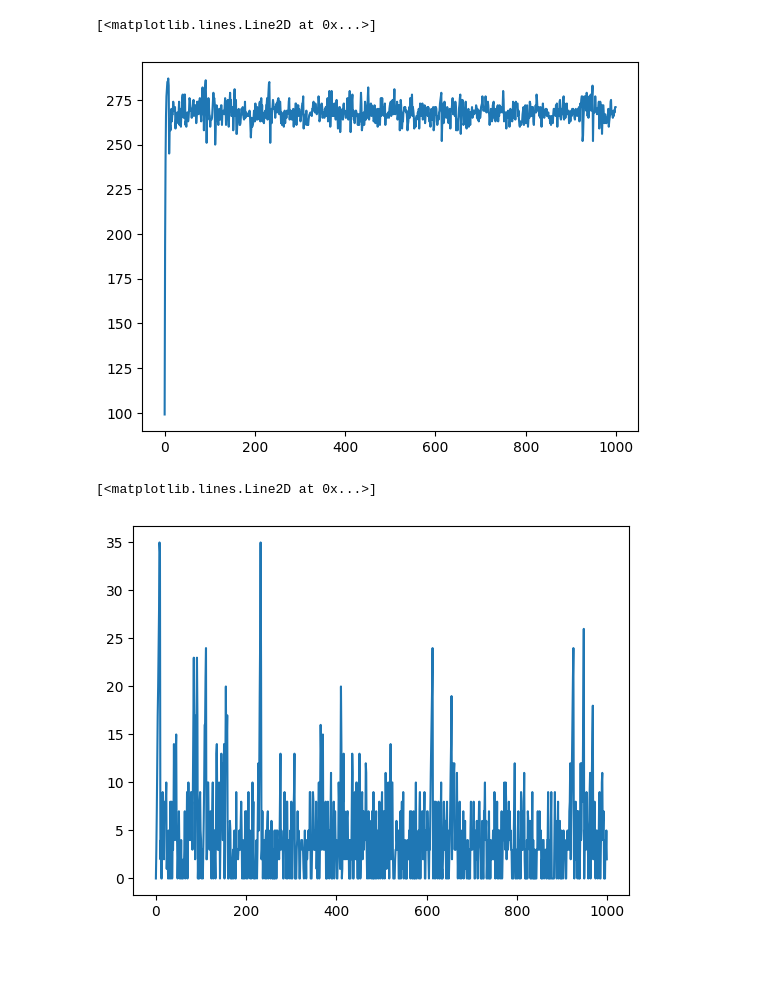
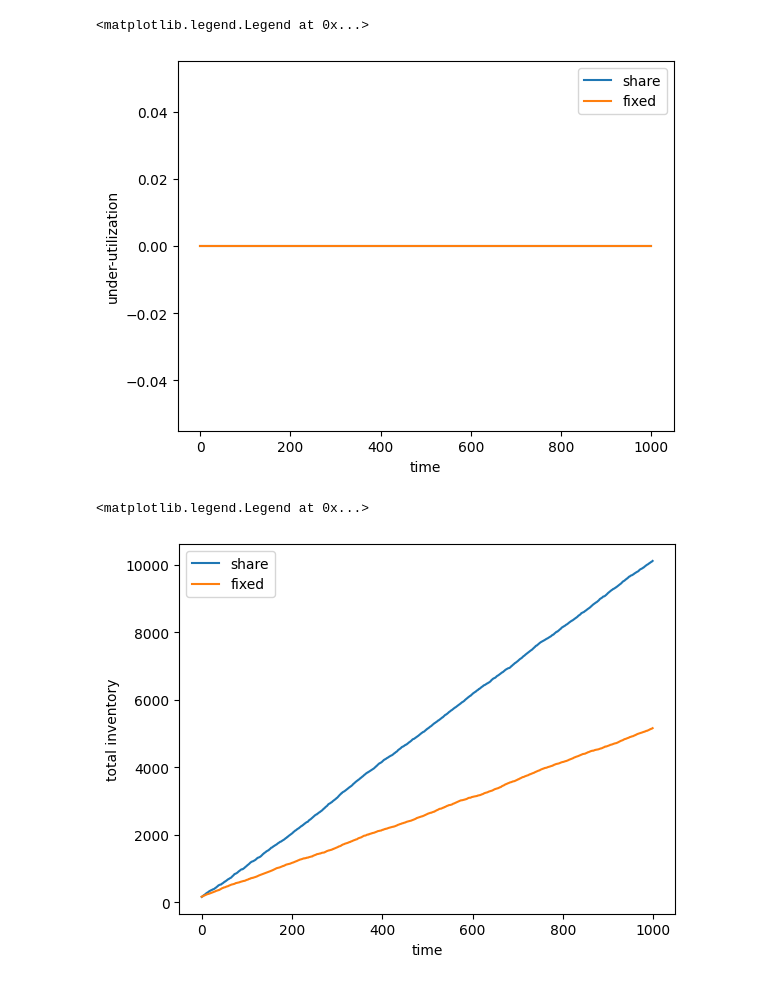
Before and after one commit to CCarissimo/trucks, a Jupyter notebook: trucks.ipynb, the cells around one changed output. Saved outputs shown, nothing was run; the diff lists cells and outputs as text; code cells hidden in the pictures; blank space fills up the shorter version.

```diff
--- a/trucks.ipynb
+++ b/trucks.ipynb
@@ -52,7 +98,6 @@ M = {}
 # %%
-iterations = 1000
-
 for t in range(iterations):
+    initial_inventory_size = np.sum([len(inventory[node]) for node in nodes])
 
     # fill trucks
     for truck, boot in trucks.items():
@@ -83,11 +128,14 @@ for t in range(iterations):
         for obj in boot:
             boot.pop()
 
+    sum_loaded_objs = initial_inventory_size - inventory_size
+
     # grow inventory
-    inventory = add_random_objects(inventory, incoming=5)
+    inventory = add_random_objects(inventory, incoming=10)
 
-    M[t] = {
+    M0[t] = {
         "empty_spots": empty_spots,
-        "inventory_size": inventory_size
+        "inventory_size": inventory_size,
+        "loaded": sum_loaded_objs
     }
 # %%
@@ -181,7 +183,9 @@ M = {}
 # %%
 iterations = 1000
 
-for t in range(iterations):
+for t in tqdm(range(iterations, 2 * iterations)):
+
+    initial_inventory_size = np.sum([len(inventory[node]) for node in nodes])
 
     # fill trucks
     for truck, boot in trucks.items():
@@ -193,21 +197,27 @@ for t in range(iterations):
 
     # move trucks
     truck_locations = [np.argmax(np.bincount(boot, minlength=3)) for truck, boot in trucks.items()]
-    print(truck_locations)
+    # print(truck_locations)
+    # print(trucks)
 
     # unload trucks
     for truck, boot in trucks.items():
         node = truck_locations[truck]
+        tmp = []
+        for i in range(len(boot)):
+            obj = boot.pop()
+            if obj != node:
+                tmp.append(obj)
+        for obj in tmp:
+            boot.append(obj)
 
-        counter = 0
-        for obj in boot:
-            if obj == node:
-                boot.pop()
+    sum_loaded_objs = initial_inventory_size - inventory_size
 
     # grow inventory
-    inventory = add_random_objects(inventory, incoming=5)
+    inventory = add_random_objects(inventory, incoming=20)
 
-    M[t] = {
+    M1[t] = {
         "empty_spots": empty_spots,
-        "inventory_size": inventory_size
+        "inventory_size": inventory_size,
+        "loaded": sum_loaded_objs
     }
@@ -232,10 +224,18 @@ for t in range(iterations):
 # %%
-plt.plot([M[t]["empty_spots"] for t in M.keys()])
+plt.plot([M1[t]["empty_spots"] for t in M1.keys()], label="share")
+plt.plot([M0[t]["empty_spots"] for t in M0.keys()], label="fixed")
+plt.ylabel("under-utilization")
+plt.xlabel("time")
+plt.legend()
 # %% [output]
-[<matplotlib.lines.Line2D at 0x...>]
+<matplotlib.legend.Legend at 0x...>
-[figure, old version]
+[figure, new version]
 # %%
-plt.plot([M[t]["inventory_size"] for t in M.keys()])
+plt.plot([M1[t]["inventory_size"] for t in M1.keys()], label="share")
+plt.plot([M0[t]["inventory_size"] for t in M0.keys()], label="fixed")
+plt.ylabel("total inventory")
+plt.xlabel("time")
+plt.legend()
 # %% [output]
-[<matplotlib.lines.Line2D at 0x...>]
+<matplotlib.legend.Legend at 0x...>
-[figure, old version]
+[figure, new version]
```
Also changed, not shown: parts of 12 cells of this notebook, 1 other file.
